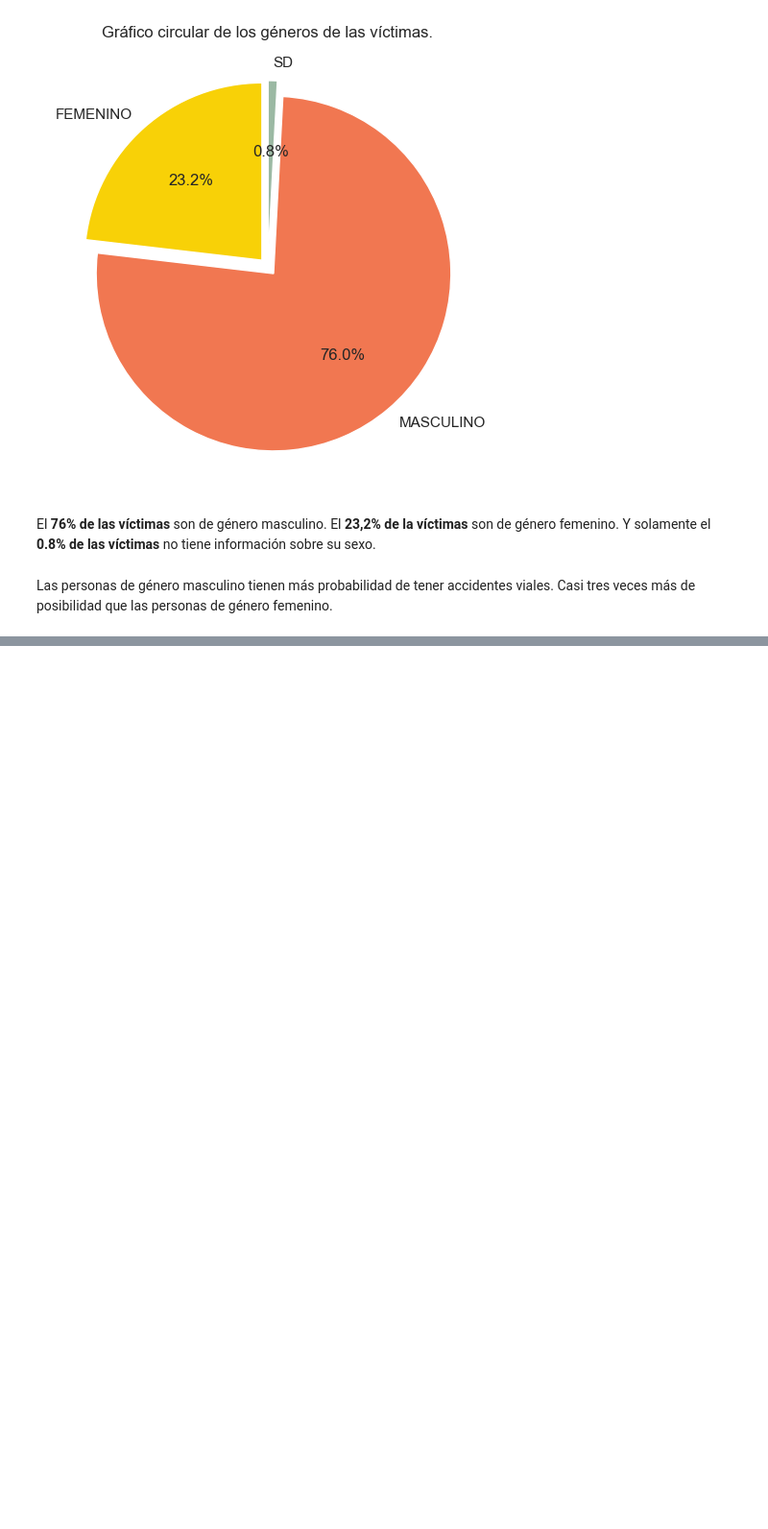
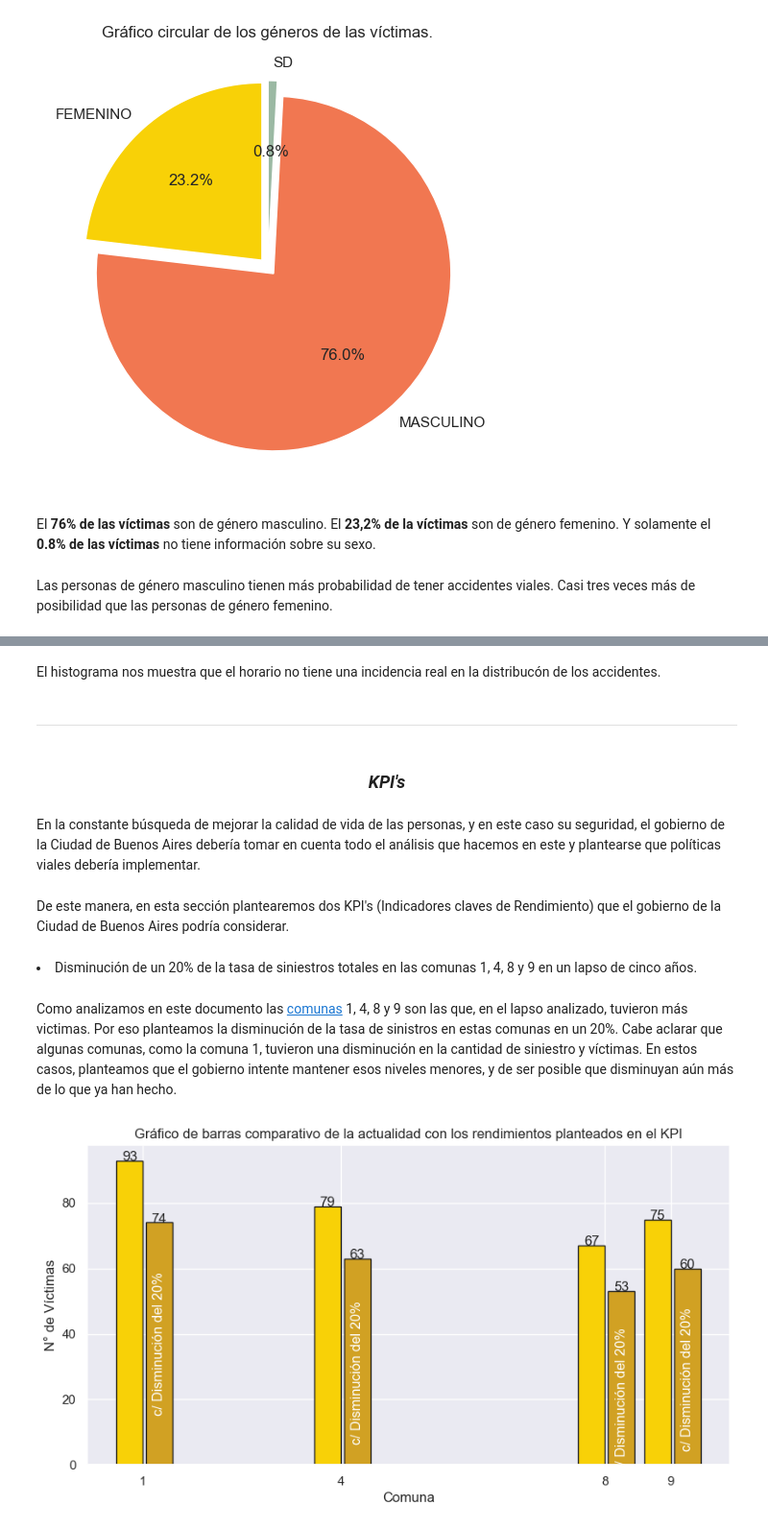
Before and after one commit to Mariagustin-Prg/Siniestros-PIDA, a Jupyter notebook: Exploratory-Data-Analysis.ipynb, the cells around one changed output, grey strips where cells are left out. Shown at 96% size. Drawn from its saved outputs; the diff is of its cells as text; code cells hidden in the pictures; blank space fills up the shorter version.

```diff
--- a/Exploratory-Data-Analysis.ipynb
+++ b/Exploratory-Data-Analysis.ipynb
@@ -322,0 +358,39 @@ Las personas de género masculino tienen más probabilidad de tener accidentes v
+# %% [markdown]
+El histograma nos muestra que el horario no tiene una incidencia real en la distribucón de los accidentes.
+# %% [markdown]
+---
+# %% [markdown]
+<h3 id="KPI" align=center>
+<em>KPI's</em>
+</h3>
+# %% [markdown]
+<p>En la constante búsqueda de mejorar la calidad de vida de las personas, y en este caso su seguridad, el gobierno de la Ciudad de Buenos Aires debería tomar en cuenta todo el análisis que hacemos en este y plantearse que políticas viales debería implementar. </p>
+# %% [markdown]
+<p> De este manera, en esta sección plantearemos dos KPI's (Indicadores claves de Rendimiento) que el gobierno de la Ciudad de Buenos Aires podría considerar. </p>
+# %% [markdown]
+<li>Disminución de un 20% de la tasa de siniestros totales en las comunas 1, 4, 8 y 9 en un lapso de cinco años.</li>
+# %% [markdown]
+Como analizamos en este documento las <a href="#comunas">comunas</a> 1, 4, 8 y 9 son las que, en el lapso analizado, tuvieron más victimas. Por eso planteamos la disminución de la tasa de sinistros en estas comunas en un 20%.
+Cabe aclarar que algunas comunas, como la comuna 1, tuvieron una disminución en la cantidad de siniestro y víctimas. En estos casos, planteamos que el gobierno intente mantener esos niveles menores, y de ser posible que disminuyan aún más de lo que ya  han hecho.
+# %%
+kpi1 = comunas[comunas['COMUNA'].isin([1, 4, 8, 9])]
+
+kpi1["c/ -20%"] = kpi1["N_VICTIMAS"].apply(lambda x: int(80 * x / 100))
+
+plt.figure(figsize=(10, 5))
+
+for c, actual, pred in kpi1.values:
+    plt.bar(x= c - 0.2, height= actual, width= 0.4, color= "#f8d107", edgecolor= 'k')
+    plt.bar(x= c + 0.25, height= pred, width= 0.4, color="#d1a123", edgecolor='k')
+    plt.text(c + 0.25, pred, str(pred), ha= "center")
+    plt.text(c + 0.25, pred // 1.25, str("c/ Disminución del 20%"), ha= "center", va= 'top', color='w', rotation= 90)
+    plt.text(c - 0.2, actual, str(actual), ha= "center")
+
+plt.title("Gráfico de barras comparativo de la actualidad con los rendimientos planteados en el KPI")
+plt.xticks([1, 4, 8, 9])
+plt.xlabel("Comuna")
+plt.ylabel("N° de Víctimas")
+
+plt.show()
+# %% [output]
+[figure, added]
```
Also changed, not shown: parts of 24 cells of this notebook.
